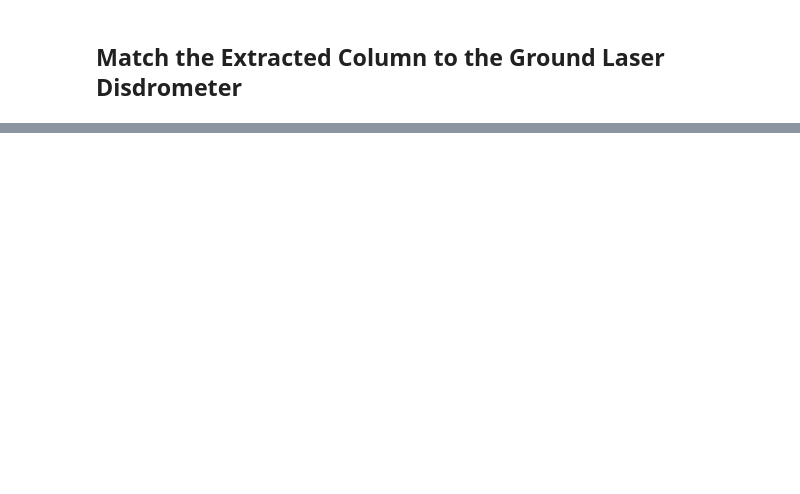
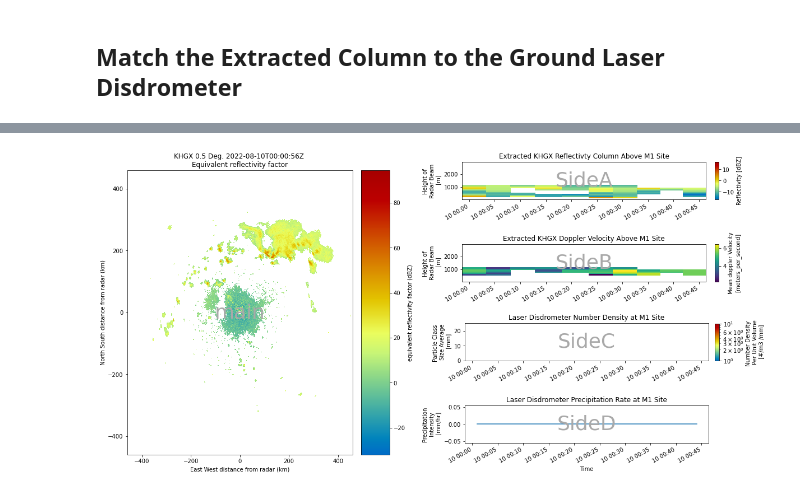
Before and after one commit to ARM-Development/ldquants-radar, a Jupyter notebook: notebooks/TRACER_Mosaic.ipynb, the cells around one changed output, grey strips where cells are left out. Drawn from its saved outputs; the diff is of its cells as text; code cells hidden in the pictures; blank space fills up the shorter version.

```diff
--- a/notebooks/TRACER_Mosaic.ipynb
+++ b/notebooks/TRACER_Mosaic.ipynb
@@ -239,2 +183,5 @@ Data variables:
 # %% [markdown]
 ## Match the Extracted Column to the Ground Laser Disdrometer
+# %%
+for lfile in ld_files:
+    ds = match_datasets(ds, lfile, "M1")
@@ -240,0 +205,2 @@ Data variables:
+# %%
+ds = ds.transpose("time", "height", "site", "particle_size", "raw_fall_velocity")
@@ -269,0 +257,83 @@ identify_axes(axd)
+# %%
+inner = [
+    ["SideA"],
+    ["SideB"],
+]
+
+bottom = [
+    ["SideC"],
+    ["SideD"],
+]
+
+outer_nested_mosaic = [
+    ["main", inner],
+    ["main", bottom],
+]
+# %%
+fig, axd = plt.subplot_mosaic(outer_nested_mosaic,
+                              figsize=(16, 8), constrained_layout=True)
+
+#axd = plt.figure(constrained_layout=True, figsize=[16, 8]).subplot_mosaic(
+#    outer_nested_mosaic, empty_sentinel=None
+#)
+identify_axes(axd, fontsize=36)
+
+# Main Display - Reflectivity Loop
+display.plot_ppi('reflectivity', sweep=0, ax=axd['main'])
+
+# Side A - Column Extract - Reflectivity
+reflect = ds.sel(site='M1').reflectivity.plot(x='time',
+                                              ax=axd['SideA'],
+                                              cmap='pyart_HomeyerRainbow',
+                                              add_colorbar=True)
+#divider = make_axes_locatable(axd['SideA'])
+#cbax = divider.append_axes("right", size="3%", pad=0.5)
+axd['SideA'].set_xlabel(' ')
+axd['SideA'].set_ylabel('Height of \n Radar Beam \n [m]')
+axd['SideA'].set_title("Extracted KHGX Reflectivty Column Above M1 Site")
+#axd.colorbar(reflect, orientation="vertical", ax=axd['SideA'], cax=cbax)
+#axd['SideA'].xaxis.set_visible(False)
+#axd['SideA'].grid(axis='both')
+
+# Side B - Column Extract - Velocity
+ds.sel(site='M1').velocity.plot(x='time', ax=axd['SideB'], add_colorbar=True)
+axd['SideB'].sharex(axd['SideA'])
+axd['SideB'].set_ylabel('Height of \n Radar Beam \n [m]')
+axd['SideB'].set_xlabel(' ')
+axd['SideB'].set_title("Extracted KHGX Doppler Velocity Above M1 Site")
+#axd['SideB'].xaxis.set_visible(False)
+
+# Side C - Laser Disdrometer - PSD
+# Drop Size Distribution
+norm = colors.LogNorm(vmin=ds.number_density_drops.values.min()+1,
+                      vmax=ds.number_density_drops.values.max()+10)
+
+psd = ds.sel(site="M1").number_density_drops.plot(x='time',
+                                                  norm=norm,
+                                                  cmap='pyart_HomeyerRainbow',
+                                                  add_colorbar=False,
+                                                  ax=axd['SideC'])
+divider = make_axes_locatable(axd['SideC'])
+cax = divider.append_axes("right", size="3%", pad=0.7)
+cax.set_visible(False)
+#cbax = divider.append_axes("right", size="3%")
+cbax = fig.add_axes([0.955, 0.35, 0.007, 0.115])
+cbar2 = fig.colorbar(psd, orientation="vertical", cax=cbax)
+cbar2.set_label('Number Density \n Per Unit Volume \n [#/m3 /mm]')
+axd['SideC'].sharex(axd['SideA'])
+axd['SideC'].set_title("Laser Disdrometer Number Density at M1 Site")
+axd['SideC'].set_ylabel("Particle Class \n Size Average \n [mm]")
+axd['SideC'].set_xlabel(" ")
+
+# Side D - Laser Disdrometer - Precipitation Rate
+ds.sel(site="M1").precip_rate.plot(x='time', ax=axd['SideD'])
+axd['SideD'].sharex(axd['SideA'])
+axd['SideD'].set_title("Laser Disdrometer Precipitation Rate at M1 Site")
+#axd['SideD'].set_ylabel("Particle Class \n Size Average \n [mm]")
+axd['SideD'].set_xlabel("Time")
+axd['SideD'].set_ylabel("Precipitation \n Intensity \n [mm/hr]")
+divider = make_axes_locatable(axd['SideD'])
+cax = divider.append_axes("right", size="3%", pad=0.7)
+cax.set_visible(False)
+# %% [output]
+[figure, added]
```
Also changed, not shown: parts of 18 cells of this notebook.
